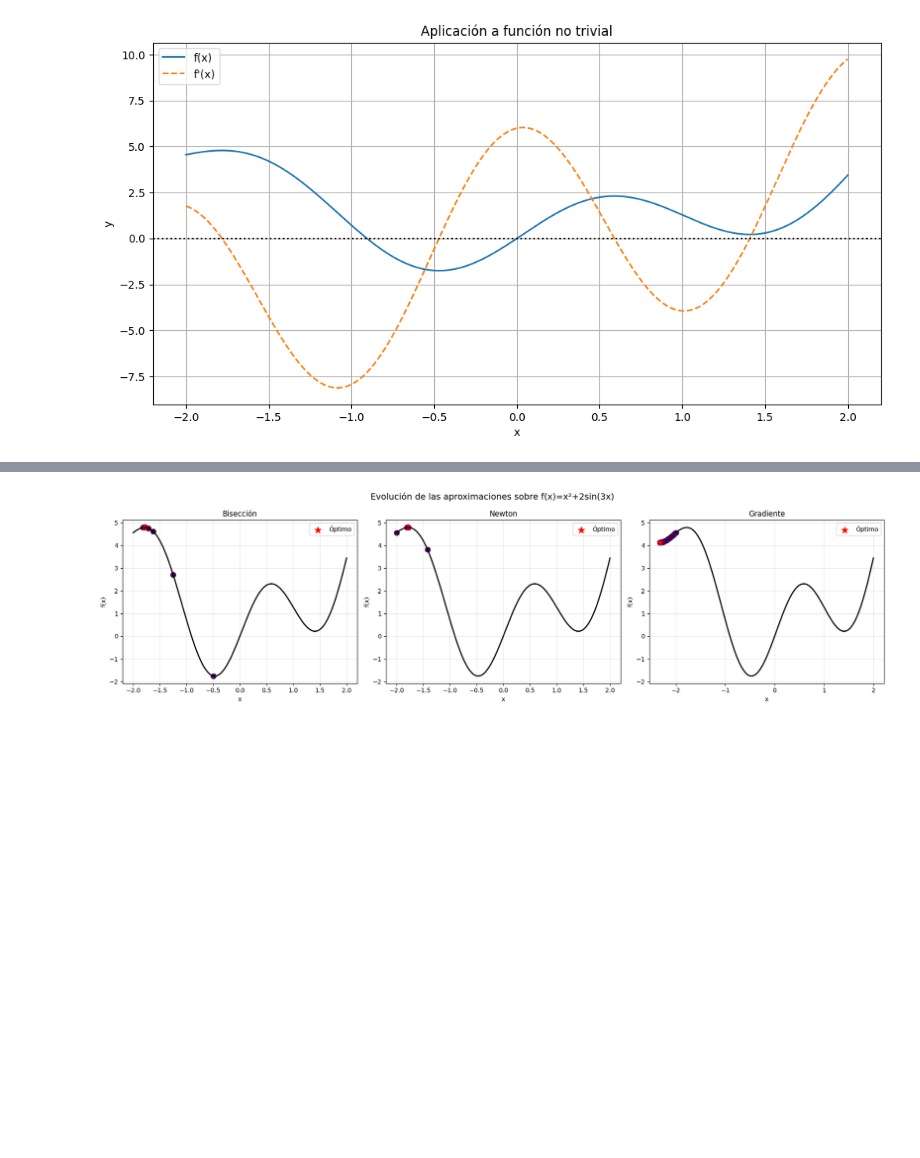
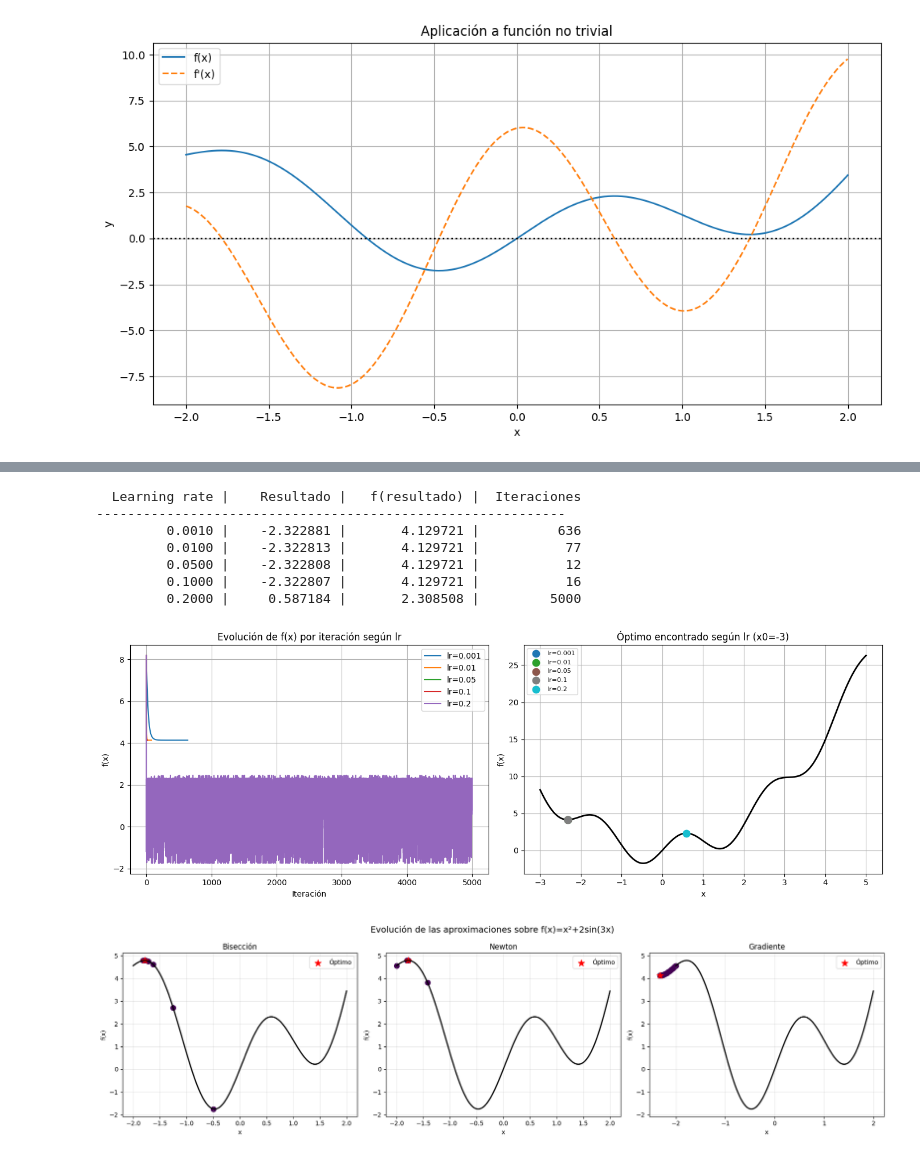
Before and after one commit to belentellechea/obligatorio_2_calculo, a Jupyter notebook: project.ipynb, the cells around one changed output, grey strips where cells are left out. Cells and saved outputs as stored; diff of their text form; code cells hidden in the pictures; blank space fills up the shorter version.

```diff
--- a/project.ipynb
+++ b/project.ipynb
@@ -271,3 +273,55 @@ pd.DataFrame(experimentos)
+# %%
+# Efecto del learning rate
+learning_rates = [1e-3, 1e-2, 5e-2, 1e-1, 2e-1]
+x0_lr = -3
+
+print(f"{'Learning rate':>15} | {'Resultado':>12} | {'f(resultado)':>14} | {'Iteraciones':>12}")
+print("-" * 60)
+
+lr_resultados = []
+for lr in learning_rates:
+    try:
+        r, it, hist = descenso_gradiente(f, x0=x0_lr, lr=lr, max_iter=5000)
+        fval = f.eval(r)
+        print(f"{lr:>15.4f} | {r:>12.6f} | {fval:>14.6f} | {it:>12}")
+        lr_resultados.append((lr, hist, r))
+    except Exception as e:
+        print(f"{lr:>15.4f} | {'ERROR':>12} | {str(e):>14} | {'—':>12}")
+
+# Gráfica de convergencia
+fig, axes = plt.subplots(1, 2, figsize=(14, 5))
+
+lp2 = np.linspace(-3, 5, 600)
+for lr, hist, r in lr_resultados:
+    axes[0].plot(range(len(hist)), [f.eval(v) for v in hist],
+                 label=f"lr={lr}")
+axes[0].set_title("Evolución de f(x) por iteración según lr")
+axes[0].set_xlabel("Iteración")
+axes[0].set_ylabel("f(x)")
+axes[0].legend()
+axes[0].grid(True)
+
+axes[1].plot(lp2, [f.eval(v) for v in lp2], "k", linewidth=2)
+colors = plt.cm.tab10(np.linspace(0, 1, len(lr_resultados)))
+for (lr, hist, r), c in zip(lr_resultados, colors):
+    axes[1].scatter(r, f.eval(r), color=c, s=80, zorder=5, label=f"lr={lr}")
+axes[1].set_title("Óptimo encontrado según lr (x0=-3)")
+axes[1].set_xlabel("x")
+axes[1].set_ylabel("f(x)")
+axes[1].legend(fontsize=8)
+axes[1].grid(True)
+
+plt.tight_layout()
+plt.show()
+# %% [output]
+  Learning rate |    Resultado |   f(resultado) |  Iteraciones
+------------------------------------------------------------
+         0.0010 |    -2.322881 |       4.129721 |          636
+         0.0100 |    -2.322813 |       4.129721 |           77
+         0.0500 |    -2.322808 |       4.129721 |           12
+         0.1000 |    -2.322807 |       4.129721 |           16
+         0.2000 |     0.587184 |       2.308508 |         5000
+[figure, added]
 # %%
 # BONUS: visualización de la evolución de los métodos
 
```
Also changed, not shown: parts of 1 cell of this notebook.
